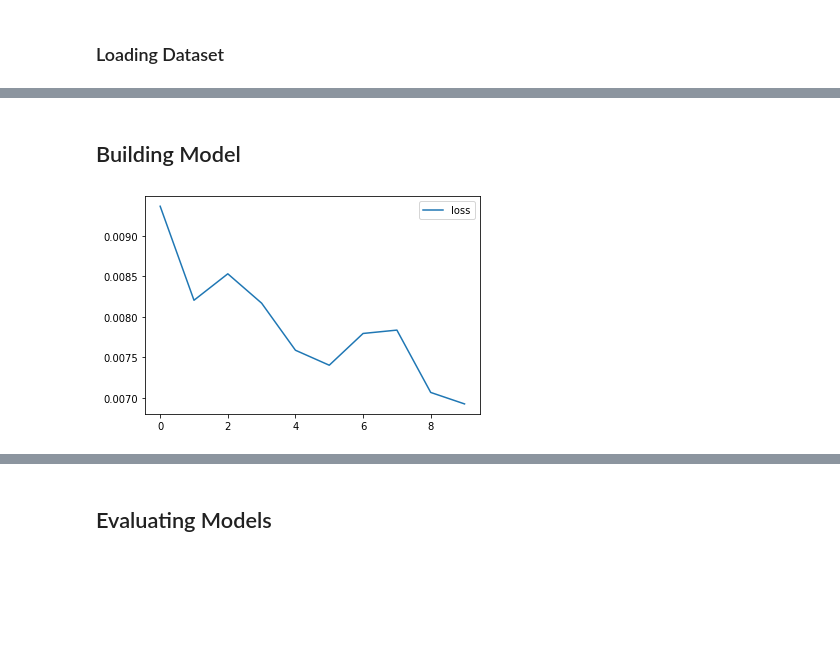
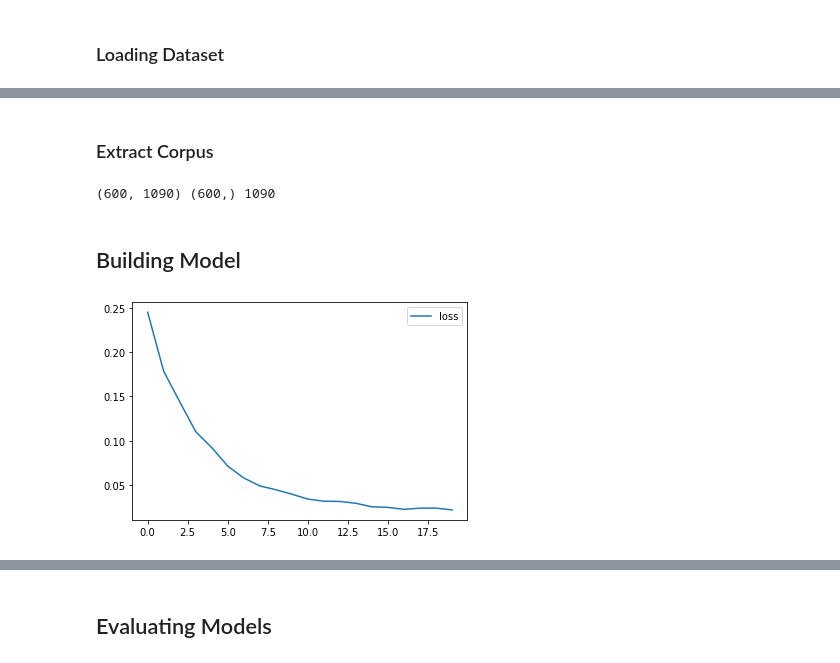
Before and after one commit to mjsmagalhaes/examples-datascience, a Jupyter notebook: restaurant_reviews.ipynb, the cells around one changed output, grey strips where cells are left out. Drawn from its saved outputs; the diff is of its cells as text; code cells hidden in the pictures; blank space fills up the shorter version.

Commit message:
update restaurant notebook to use validation sets

```diff
--- a/restaurant_reviews.ipynb
+++ b/restaurant_reviews.ipynb
@@ -46,0 +38,12 @@ y = a.columns(['Liked'])
+# %%
+# Train: 60%; Valid: 20%; Test: 20%
+xTV, testCorpus, yTV, testTarget = train_test_split(
+    a.columns('Review'),
+    a.columns('Liked'),
+    test_size=0.2, random_state=0
+)
+
+trainCorpus, validCorpus, trainTarget, validTarget = train_test_split(
+    xTV, yTV,
+    test_size=0.25, random_state=0
+)
@@ -47,3 +54,17 @@ y = a.columns(['Liked'])
+# %%
+# Find "meaningful" words in the corpus
+vocabs = a.nlp.extract_vocab(trainCorpus)
+# %% [markdown]
+### Extract Corpus
+# %%
+# Transform corpus sentences into one-hot vectors
+trainX = pd.DataFrame(a.nlp.vectorize(trainCorpus, vocabs), columns=vocabs)
+validX = pd.DataFrame(a.nlp.vectorize(validCorpus, vocabs), columns=vocabs)
+testX = pd.DataFrame(a.nlp.vectorize(testCorpus, vocabs), columns=vocabs)
+# %%
+print(trainX.shape, trainTarget.shape, len(vocabs))
+# %% [output]
+(600, 1090) (600,) 1090
 # %% [markdown]
 ## Building Model
 # %%
@@ -76,14 +83,14 @@ model.compile(
 # %%
 th = model.fit(
-    xTrain,
-    yTrain.values.ravel(),
-    epochs=10,
+    trainX,
+    trainTarget,
+    epochs=20,
     # steps_per_epoch=1,
     # validation_split=None,
     verbose=0
 )
 
 pd.DataFrame(th.history.get('loss'), columns=['loss']).plot.line()
-y_pred = model.predict(xTest).reshape(-1,1)
+validPred = model.predict(validX)
 # %% [output]
-[figure, old version]
+[figure, new version]
```
Also changed, not shown: parts of 15 cells of this notebook.
